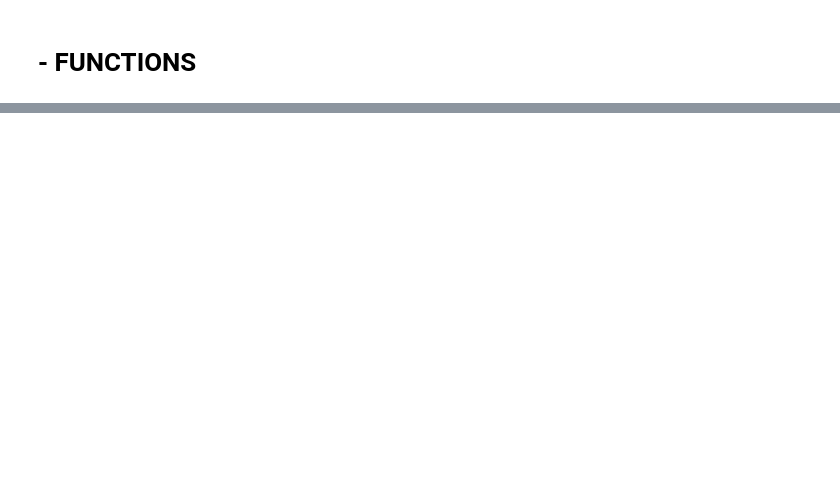
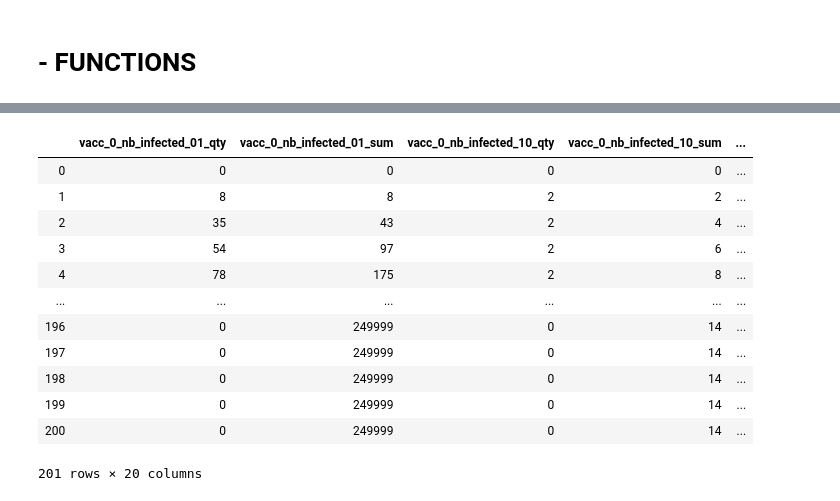
Before and after one commit to raphmatu/flu_model, a Jupyter notebook: Flu_model.ipynb, the cells around one changed output, grey strips where cells are left out. Saved outputs shown, nothing was run; the diff lists cells and outputs as text; code cells hidden in the pictures; blank space fills up the shorter version.

```diff
--- a/Flu_model.ipynb
+++ b/Flu_model.ipynb
@@ -134,0 +234,16 @@ for i in range(99):
+# %%
+pdf
+# %% [output]
+|  | vacc_0_nb_infected_01_qty | vacc_0_nb_infected_01_sum | vacc_0_nb_infected_10_qty | vacc_0_nb_infected_10_sum | ... |
+| 0 | 0 | 0 | 0 | 0 | ... |
+| 1 | 8 | 8 | 2 | 2 | ... |
+| 2 | 35 | 43 | 2 | 4 | ... |
+| 3 | 54 | 97 | 2 | 6 | ... |
+| 4 | 78 | 175 | 2 | 8 | ... |
+| ... | ... | ... | ... | ... | ... |
+| 196 | 0 | 249999 | 0 | 14 | ... |
+| 197 | 0 | 249999 | 0 | 14 | ... |
+| 198 | 0 | 249999 | 0 | 14 | ... |
+| 199 | 0 | 249999 | 0 | 14 | ... |
+| 200 | 0 | 249999 | 0 | 14 | ... |
+201 rows × 20 columns
```
Also changed, not shown: parts of 24 cells of this notebook.
